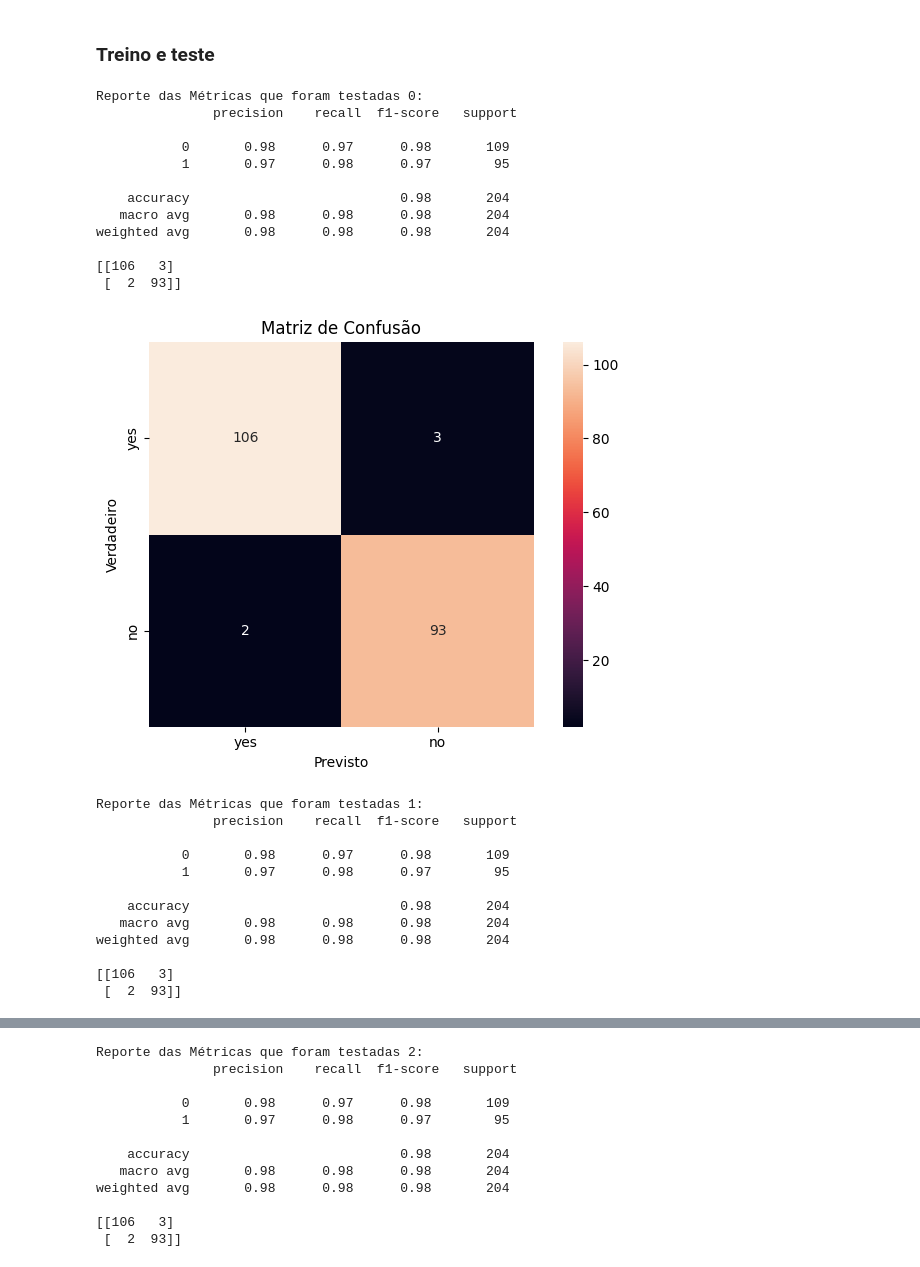
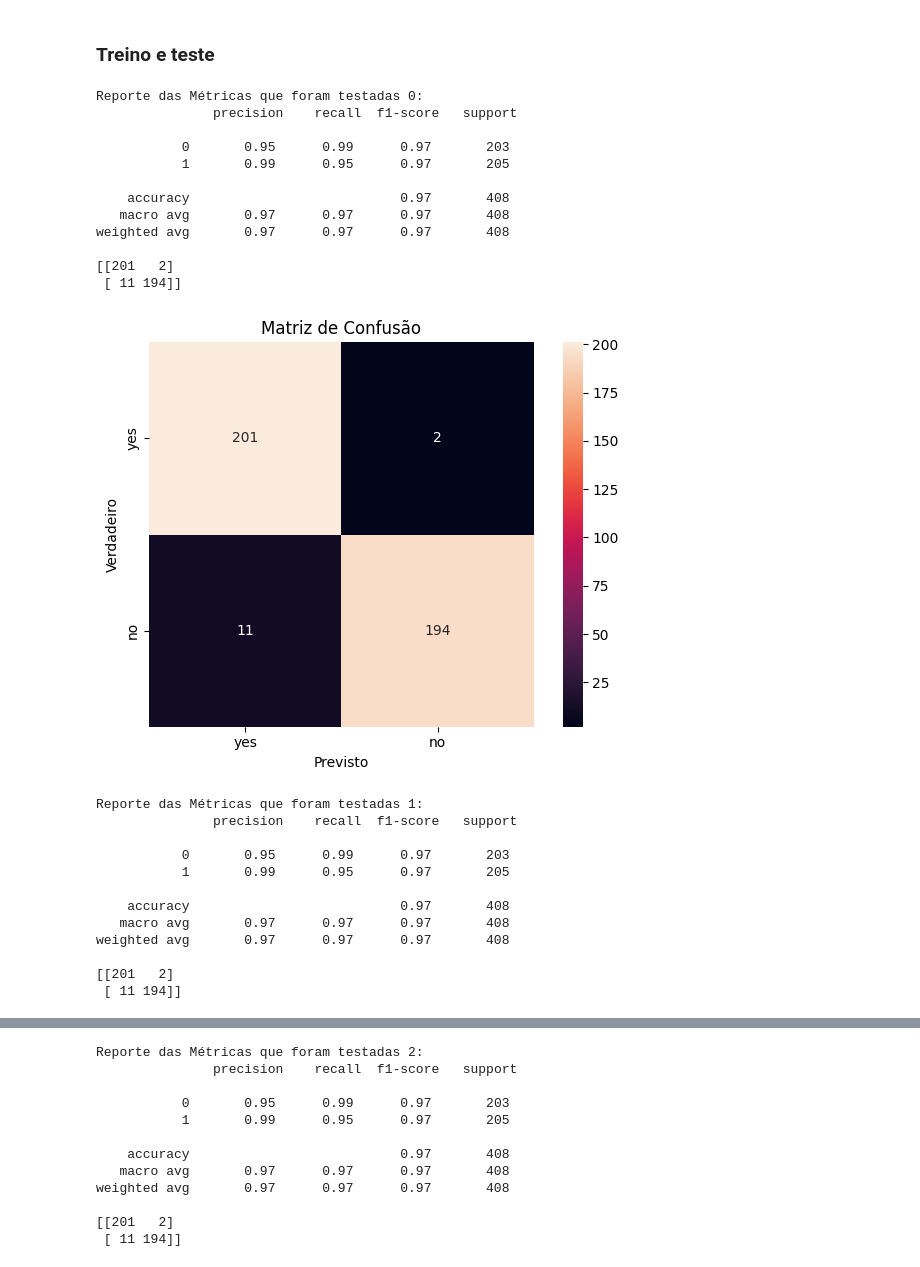
Before and after one commit to TrocaTine/Modelo, a Jupyter notebook: modelos_after.ipynb, the cells around one changed output, grey strips where cells are left out. Cells and saved outputs as stored; diff of their text form; code cells hidden in the pictures.

Commit message:
Correções no modelos_after

```diff
--- a/modelos_after.ipynb
+++ b/modelos_after.ipynb
@@ -65,7 +65,7 @@ parametros = {}
 # Naive Bayes
 parametros['naive_bayes'] = []
 
-for i in range(1, 8):
+for i in range(1, 11):
      parametros['naive_bayes'].append({
         'scaler': [StandardScaler()],
         'SelectKBest__k': [i],
@@ -76,7 +76,7 @@ for i in range(1, 8):
 # Arvore - Tree
 parametros['tree'] = []
 
-for i in range(1, 8):
+for i in range(1, 11):
     parametros['tree'].append({
         'scaler': [StandardScaler()],
         'SelectKBest__k': [i],
@@ -87,7 +87,7 @@ for i in range(1, 8):
 # KNN
 parametros['knn'] = []
 
-for i in range(1, 8):
+for i in range(1, 11):
     parametros['knn'].append({
         'scaler': [StandardScaler()],
         'SelectKBest__k': [i],
@@ -165,6 +173,8 @@ for i in range(0, 6):
 
     tempo_naive.append(fim - inicio)
 
+    y_test_naive = y_test_naive.astype(int)
+    y_pred_naive = y_pred_naive.astype(int)
     # Metricas
     print(f"Reporte das Métricas que foram testadas {i}:\n", classification_report(y_test_naive, y_pred_naive))
 
@@ -201,16 +283,18 @@ for i in range(0, 6):
     melhor_tree_pipe.fit(modelos_armazenados['tree'][2][0], modelos_armazenados['tree'][2][1].values)
 
     y_pred_tree = melhor_tree_pipe.predict(modelos_armazenados['tree'][3][0])
-    y_val_tree = modelos_armazenados['tree'][3][1]
+    y_test_tree = modelos_armazenados['tree'][3][1]
 
     fim = time.perf_counter()
 
     tempo_tree.append(fim - inicio)
 
     # Métricas
-    print(f"Reporte das Métricas que foram testadas {i}:\n", classification_report(y_val_tree, y_pred_tree))
+    y_test_tree = y_test_tree.astype(int)
+    y_pred_tree = y_pred_tree.astype(int)
+    print(f"Reporte das Métricas que foram testadas {i}:\n", classification_report(y_test_tree, y_pred_tree))
 
-    matriz_de_confusao = confusion_matrix(y_val_tree, y_pred_tree)
+    matriz_de_confusao = confusion_matrix(y_test_tree, y_pred_tree)
     print(matriz_de_confusao)
 
     sns.heatmap(matriz_de_confusao, square=True, annot=True, fmt='d', cbar=True,
@@ -229,59 +397,60 @@ ValueError: Classification metrics can't handle a mix of unknown and binary targ
 # %% [markdown]
 ### Treino e teste
 # %%
-tempo_knn = []
+tempo_knn = [0]
 
 for i in range(0, 6):
     inicio = time.perf_counter()
 
     melhor_knn_pipe = infos_pipe['knn']['pipeline']
     melhor_knn_pipe.fit(modelos_armazenados['knn'][2][0], modelos_armazenados['knn'][2][1].values)
 
     y_pred_knn = melhor_knn_pipe.predict(modelos_armazenados['knn'][3][0])
-    y_val_knn = modelos_armazenados['knn'][3][1]
+    y_test_knn = modelos_armazenados['knn'][3][1]
 
     fim = time.perf_counter()
 
     tempo_knn.append(fim - inicio)
 
     # Métricas
-    print(f"Reporte das Métricas que foram testadas {i}:\n", classification_report(y_val_knn, y_pred_knn))
+    y_test_knn = y_test_knn.astype(int)
+    y_pred_knn = y_pred_knn.astype(int)
+    print(f"Reporte das Métricas que foram testadas {i}:\n", classification_report(y_test_knn, y_pred_knn))
 
-    matriz_de_confusao = confusion_matrix(y_val_knn, y_pred_knn)
+    matriz_de_confusao = confusion_matrix(y_test_knn, y_pred_knn)
     print(matriz_de_confusao)
 
     sns.heatmap(matriz_de_confusao, square=True, annot=True, fmt='d', cbar=True,
                 yticklabels=['yes','no'],
                 xticklabels=['yes','no'])
     plt.title('Matriz de Confusão')
     plt.xlabel('Previsto')
     plt.ylabel('Verdadeiro')
     plt.tight_layout()
     plt.show()
-print(tempo_knn)
 # %% [output]
 Reporte das Métricas que foram testadas 0:
                precision    recall  f1-score   support
 
-           0       0.98      0.97      0.98       109
-           1       0.97      0.98      0.97        95
+           0       0.95      0.99      0.97       203
+           1       0.99      0.95      0.97       205
 
-    accuracy                           0.98       204
-   macro avg       0.98      0.98      0.98       204
-weighted avg       0.98      0.98      0.98       204
+    accuracy                           0.97       408
+   macro avg       0.97      0.97      0.97       408
+weighted avg       0.97      0.97      0.97       408
 
-[[106   3]
- [  2  93]]
+[[201   2]
+ [ 11 194]]
-[figure, old version]
+[figure, new version]
 Reporte das Métricas que foram testadas 1:
                precision    recall  f1-score   support
 
-           0       0.98      0.97      0.98       109
-           1       0.97      0.98      0.97        95
+           0       0.95      0.99      0.97       203
+           1       0.99      0.95      0.97       205
 
-    accuracy                           0.98       204
-   macro avg       0.98      0.98      0.98       204
-weighted avg       0.98      0.98      0.98       204
+    accuracy                           0.97       408
+   macro avg       0.97      0.97      0.97       408
+weighted avg       0.97      0.97      0.97       408
 
-[[106   3]
- [  2  93]]
+[[201   2]
+ [ 11 194]]
@@ -289,12 +458,12 @@ weighted avg       0.98      0.98      0.98       204
 Reporte das Métricas que foram testadas 2:
                precision    recall  f1-score   support
 
-           0       0.98      0.97      0.98       109
-           1       0.97      0.98      0.97        95
+           0       0.95      0.99      0.97       203
+           1       0.99      0.95      0.97       205
 
-    accuracy                           0.98       204
-   macro avg       0.98      0.98      0.98       204
-weighted avg       0.98      0.98      0.98       204
+    accuracy                           0.97       408
+   macro avg       0.97      0.97      0.97       408
+weighted avg       0.97      0.97      0.97       408
 
-[[106   3]
- [  2  93]]
+[[201   2]
+ [ 11 194]]
```
Also changed, not shown: parts of 9 cells of this notebook, 2 other files.
